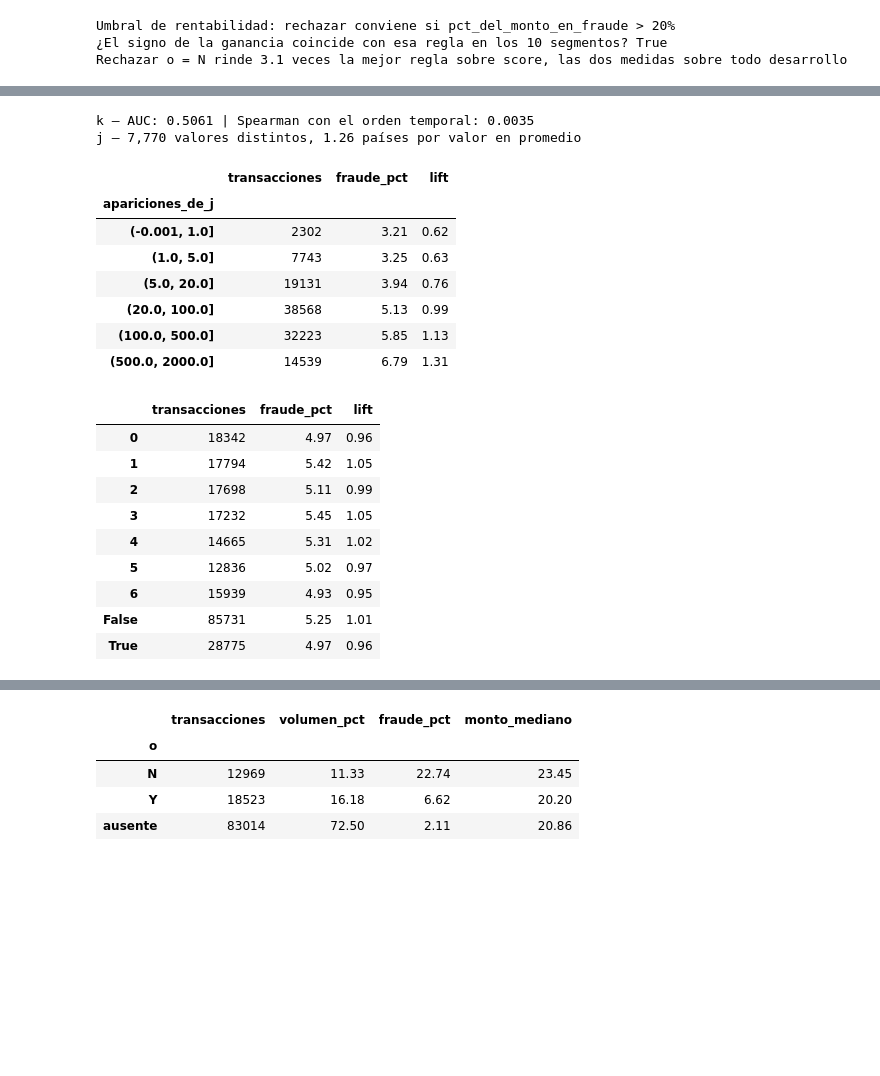
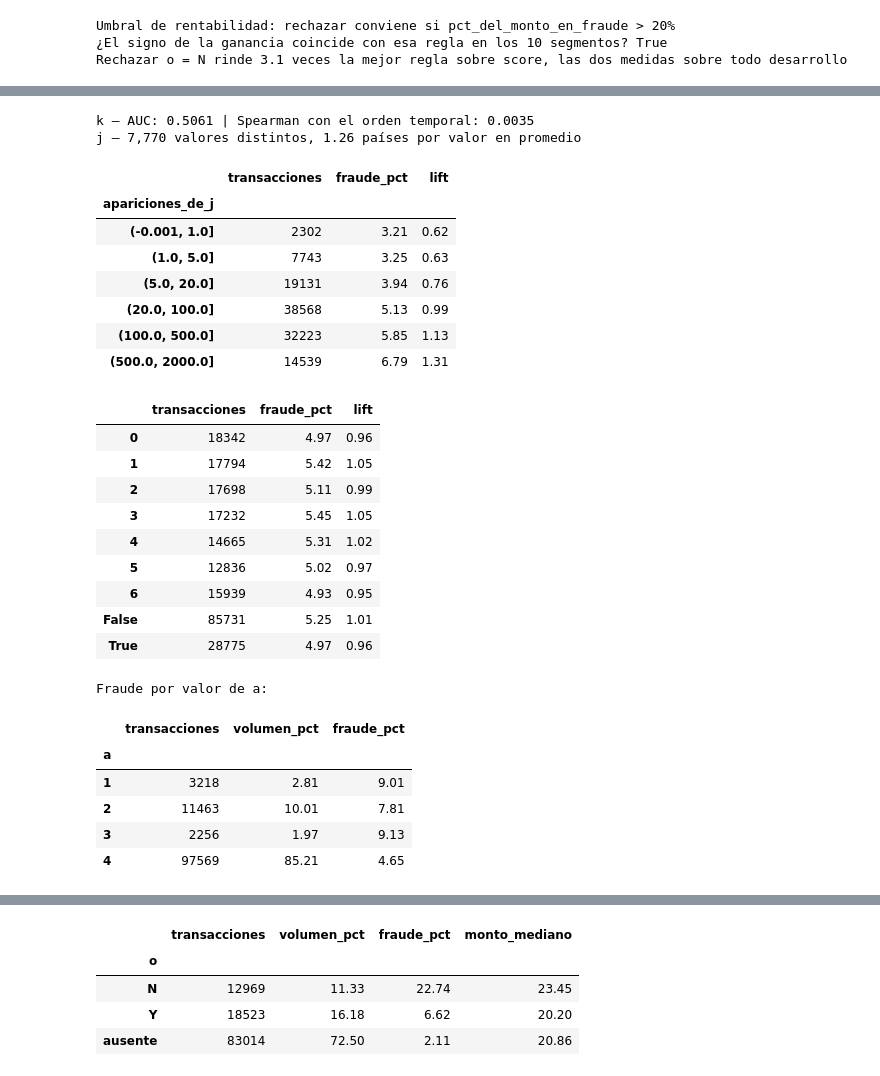
Before and after one commit to matimoya/mercadolibre-fraud-detection, a Jupyter notebook: notebooks/01_eda.ipynb, the cells around one changed output, grey strips where cells are left out. Cells and saved outputs as stored; diff of their text form; code cells hidden in the pictures; blank space fills up the shorter version.

```diff
--- a/notebooks/01_eda.ipynb
+++ b/notebooks/01_eda.ipynb
@@ -828,5 +789,8 @@ plt.show()
 # %%
 # Lo que se midió y no dio: reportarlo acota el trabajo de la etapa siguiente.
+tiempo = development.assign(
+    dia_semana=development.fecha.dt.dayofweek, finde=development.fecha.dt.dayofweek.ge(5)
+)
 print(
     f"k — AUC: {roc_auc_score(development[TARGET], development.k):.4f} | "
     f"Spearman con el orden temporal: "
@@ -842,33 +806,44 @@ display(
     )[["transacciones", "fraude_pct", "lift"]].round(2)
 )
 negativas = pd.concat(
     [
         rate_table(tiempo, "dia_semana")[["transacciones", "fraude_pct", "lift"]],
         rate_table(tiempo, "finde")[["transacciones", "fraude_pct", "lift"]],
     ]
 )
 display(negativas.round(2))
+
+# a viene codificada 1 a 4: si su riesgo no sigue ese orden, no puede entrar como número.
+print("Fraude por valor de a:")
+display(rate_table(development, "a")[["transacciones", "volumen_pct", "fraude_pct"]].round(2))
 # %% [output]
 k — AUC: 0.5061 | Spearman con el orden temporal: 0.0035
 j — 7,770 valores distintos, 1.26 países por valor en promedio
 |  | transacciones | fraude_pct | lift |
 | apariciones_de_j |  |  |  |
 | (-0.001, 1.0] | 2302 | 3.21 | 0.62 |
 | (1.0, 5.0] | 7743 | 3.25 | 0.63 |
 | (5.0, 20.0] | 19131 | 3.94 | 0.76 |
 | (20.0, 100.0] | 38568 | 5.13 | 0.99 |
 | (100.0, 500.0] | 32223 | 5.85 | 1.13 |
 | (500.0, 2000.0] | 14539 | 6.79 | 1.31 |
 |  | transacciones | fraude_pct | lift |
 | 0 | 18342 | 4.97 | 0.96 |
 | 1 | 17794 | 5.42 | 1.05 |
 | 2 | 17698 | 5.11 | 0.99 |
 | 3 | 17232 | 5.45 | 1.05 |
 | 4 | 14665 | 5.31 | 1.02 |
 | 5 | 12836 | 5.02 | 0.97 |
 | 6 | 15939 | 4.93 | 0.95 |
 | False | 85731 | 5.25 | 1.01 |
 | True | 28775 | 4.97 | 0.96 |
+Fraude por valor de a:
+|  | transacciones | volumen_pct | fraude_pct |
+| a |  |  |  |
+| 1 | 3218 | 2.81 | 9.01 |
+| 2 | 11463 | 10.01 | 7.81 |
+| 3 | 2256 | 1.97 | 9.13 |
+| 4 | 97569 | 85.21 | 4.65 |
 # %% [markdown]
 **Qué patrones distinguen el fraude, en orden de lo que rinden.**
 
```
Also changed, not shown: parts of 27 cells of this notebook, 4 other files.
